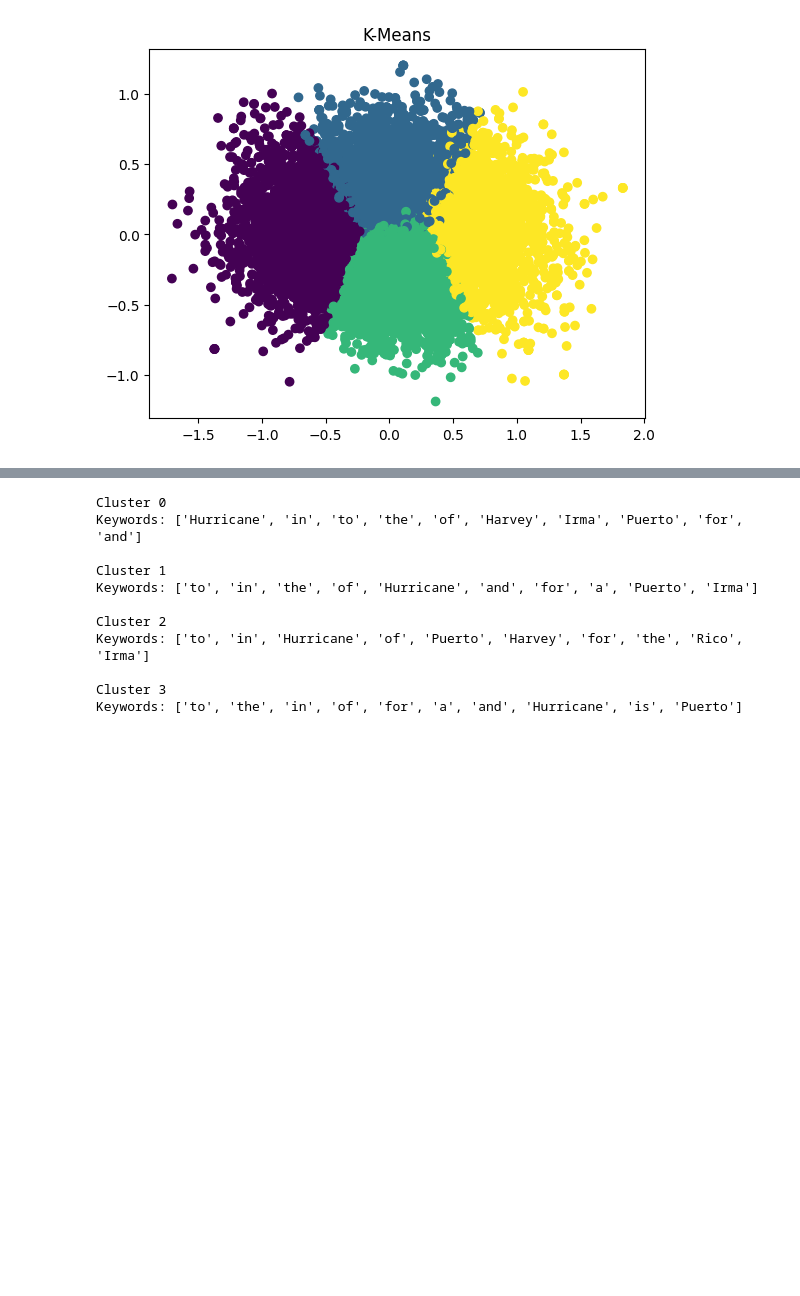
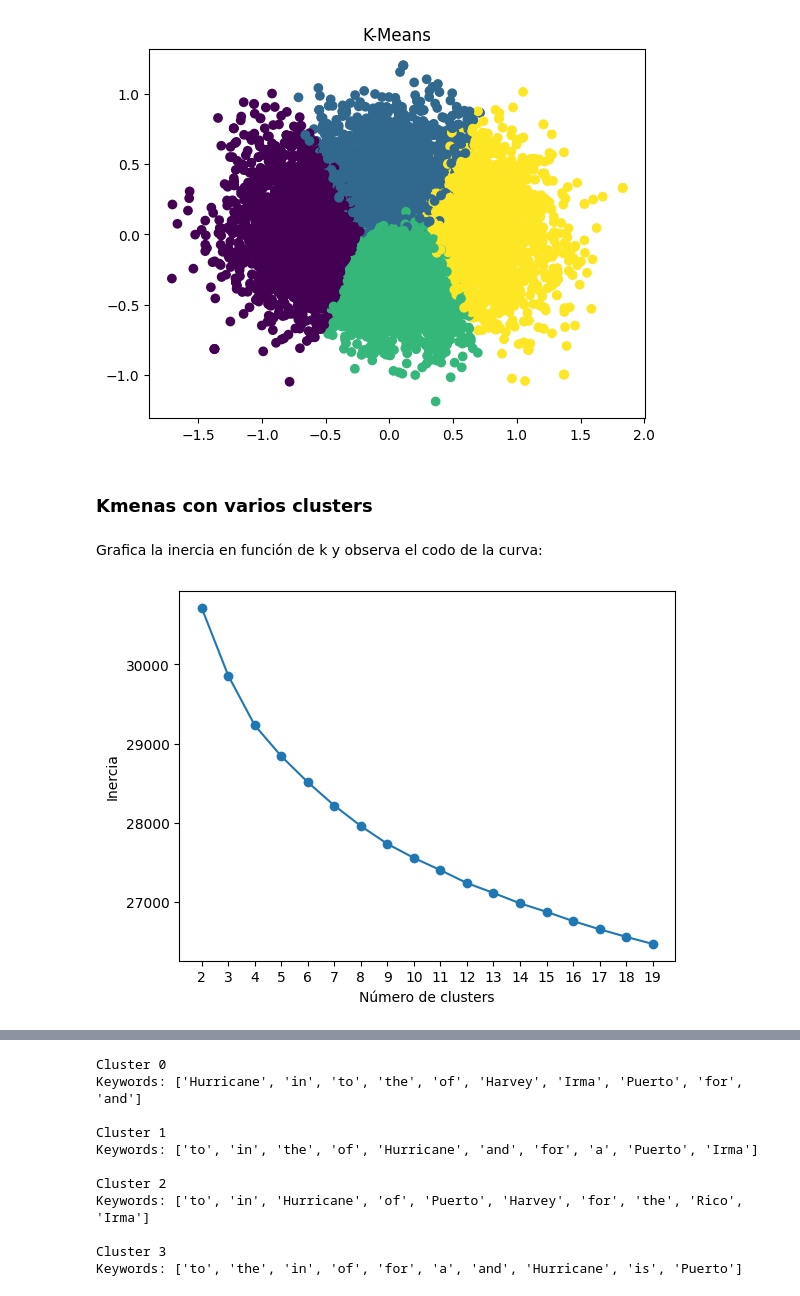
Before and after one commit to Stevennns/Proyecto-Mineria-de-datos-2023-1, a Jupyter notebook: clustering.ipynb, the cells around one changed output, grey strips where cells are left out. Cells and saved outputs as stored; diff of their text form; code cells hidden in the pictures; blank space fills up the shorter version.

Commit message:
experimentos de clustering

```diff
--- a/magnitud.ipynb
+++ b/clustering.ipynb
@@ -537,3 +634,35 @@ plt.title("K-Means")
 plt.show()
 # %% [output]
 [figure]
+# %% [markdown]
+### Kmenas con varios clusters
+# %%
+import numpy as np
+import matplotlib.pyplot as plt
+from sklearn.cluster import KMeans
+from sklearn.metrics import silhouette_score
+
+X = np.array(X_train_embeddings + X_test_embeddings)
+
+ks = range(2, 20) # Prueba desde 2 hasta 10 clusters
+inertias = []
+silhouettes = []
+for k in ks:
+    # Crea un objeto KMeans con k clusters
+    model = KMeans(n_clusters=k, random_state=42)
+    # Ajusta el modelo a los datos
+    model.fit(X)
+    # Calcula la inercia del modelo
+    inertias.append(model.inertia_)
+    # Calcula el coeficiente de silueta del modelo
+    silhouettes.append(silhouette_score(X, model.labels_))
+# %% [markdown]
+Grafica la inercia en función de k y observa el codo de la curva:
+# %%
+plt.plot(ks, inertias, '-o')
+plt.xlabel('Número de clusters')
+plt.ylabel('Inercia')
+plt.xticks(ks)
+plt.show()
+# %% [output]
+[figure, added]
```
Also changed, not shown: parts of 23 cells of this notebook, 2 other files.
